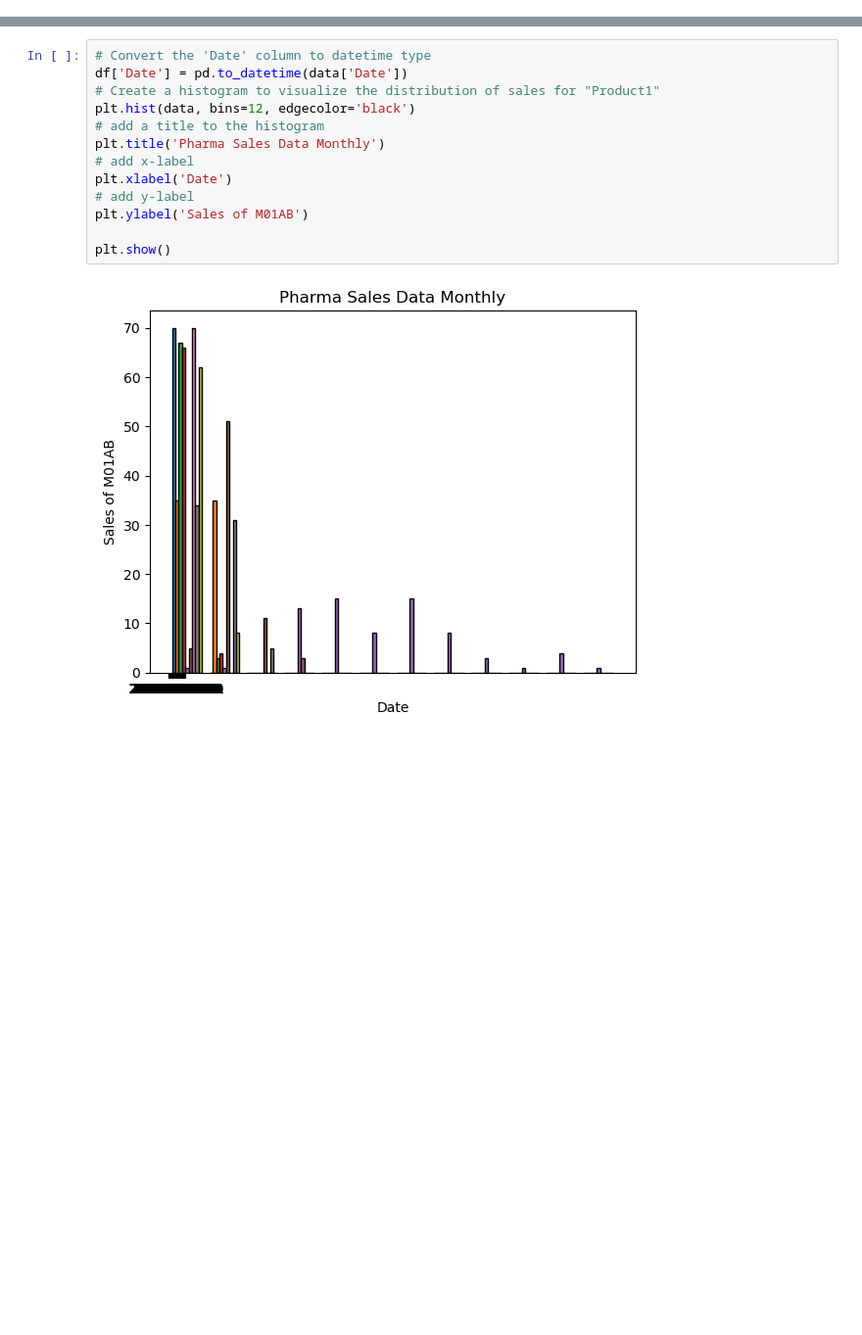
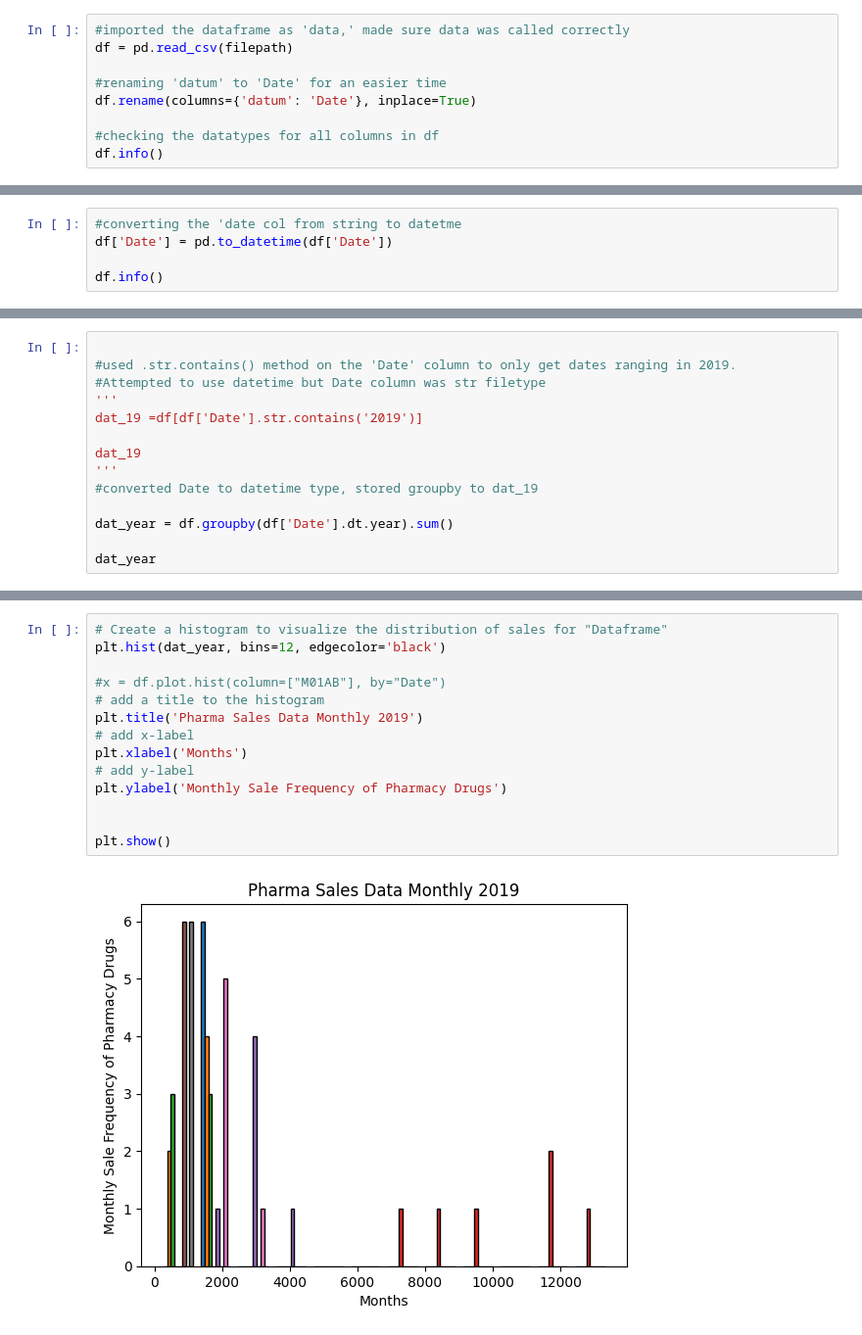
Before and after one commit to Jwelli/COGNOS_PROJECT, a Jupyter notebook: histo_collab.ipynb, the cells around one changed output, grey strips where cells are left out. Shown at 98% size. Cells and saved outputs as stored; diff of their text form; blank space fills up the shorter version.

```diff
--- a/histo_collab.ipynb
+++ b/histo_collab.ipynb
@@ -61,0 +39,9 @@ data.rename(columns={'datum': 'Date'}, inplace=True)
+# %%
+#imported the dataframe as 'data,' made sure data was called correctly
+df = pd.read_csv(filepath)
+
+#renaming 'datum' to 'Date' for an easier time
+df.rename(columns={'datum': 'Date'}, inplace=True)
+
+#checking the datatypes for all columns in df
+df.info()
@@ -61,0 +65,5 @@ data.rename(columns={'datum': 'Date'}, inplace=True)
+# %%
+#converting the 'date col from string to datetme
+df['Date'] = pd.to_datetime(df['Date'])
+
+df.info()
@@ -61,0 +89,14 @@ data.rename(columns={'datum': 'Date'}, inplace=True)
+# %%
+
+#used .str.contains() method on the 'Date' column to only get dates ranging in 2019.
+#Attempted to use datetime but Date column was str filetype
+'''
+dat_19 =df[df['Date'].str.contains('2019')]
+
+dat_19
+'''
+#converted Date to datetime type, stored groupby to dat_19
+
+dat_year = df.groupby(df['Date'].dt.year).sum()
+
+dat_year
@@ -62,15 +115,16 @@ data.rename(columns={'datum': 'Date'}, inplace=True)
 # %%
-# Convert the 'Date' column to datetime type
-df['Date'] = pd.to_datetime(data['Date'])
-# Create a histogram to visualize the distribution of sales for "Product1"
-plt.hist(data, bins=12, edgecolor='black')
+# Create a histogram to visualize the distribution of sales for "Dataframe"
+plt.hist(dat_year, bins=12, edgecolor='black')
+
+#x = df.plot.hist(column=["M01AB"], by="Date")
 # add a title to the histogram
-plt.title('Pharma Sales Data Monthly')
+plt.title('Pharma Sales Data Monthly 2019')
 # add x-label
-plt.xlabel('Date')
+plt.xlabel('Months')
 # add y-label
-plt.ylabel('Sales of M01AB')
+plt.ylabel('Monthly Sale Frequency of Pharmacy Drugs')
+
 
 plt.show()
 # %% [output]
-[figure, old version]
+[figure, new version]
```
Also changed, not shown: parts of 12 cells of this notebook.
